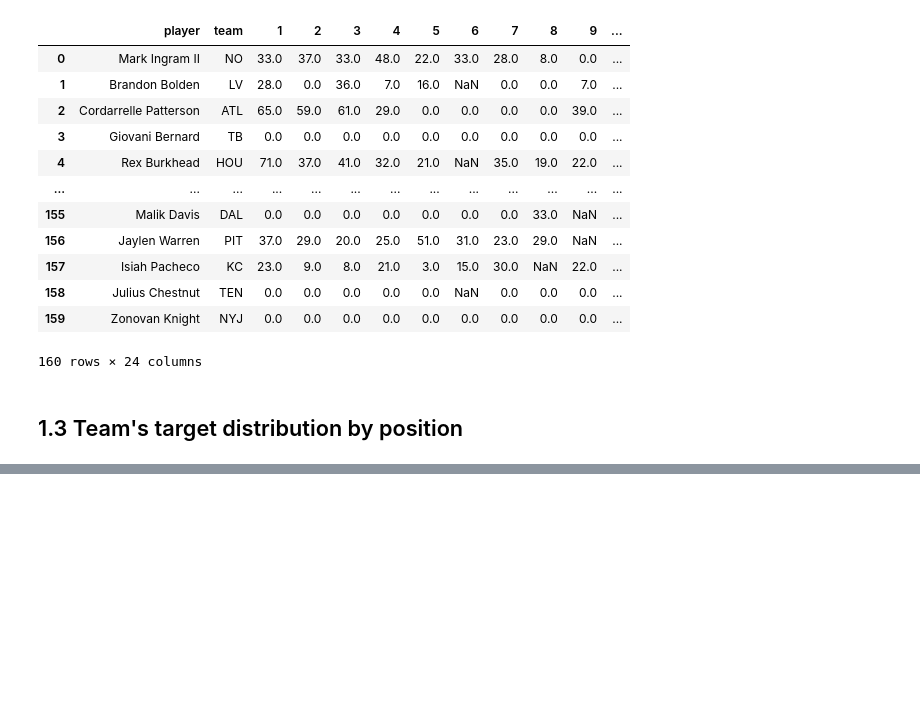
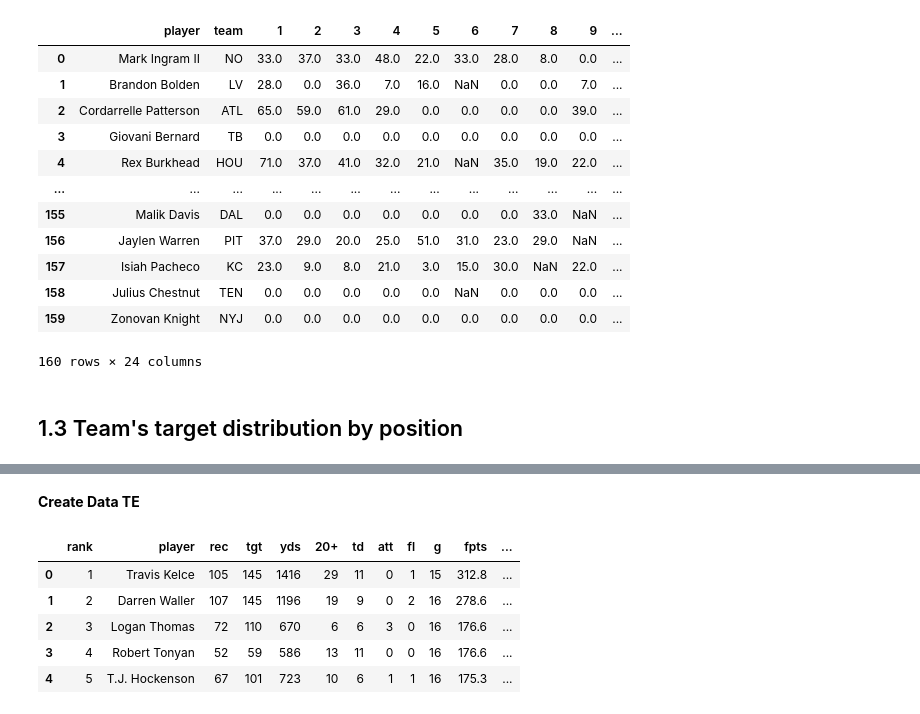
Before and after one commit to kevinmiguel97/Fantasy-Football-, a Jupyter notebook: Notebook.ipynb, the cells around one changed output, grey strips where cells are left out. Cells and saved outputs as stored; diff of their text form; code cells hidden in the pictures; blank space fills up the shorter version.

```diff
--- a/Notebook.ipynb
+++ b/Notebook.ipynb
@@ -269,0 +443,23 @@ df_rb_22
+# %% [markdown]
+**Create Data TE**
+# %%
+# Create 2022 data
+df_te_22 = create_data_te(data_stats_22, data_stats_21, data_stats_20, data_snapcount_22, data_snapcount_21, data_snapcount_20,
+                          df_target_dist_22, df_target_dist_21, df_target_dist_20)
+
+# Create 2021 data
+df_te_21 = create_data_te(data_stats_21, data_stats_20, data_stats_19, data_snapcount_21, data_snapcount_20, data_snapcount_19,
+                          df_target_dist_21, df_target_dist_20, df_target_dist_19)
+
+# Create 2020 data
+df_te_20 = create_data_te(data_stats_20, data_stats_19, data_stats_18, data_snapcount_20, data_snapcount_19, data_snapcount_18,
+                          df_target_dist_20, df_target_dist_19, df_target_dist_18)
+
+df_te_20.head()
+# %% [output]
+|  | rank | player | rec | tgt | yds | 20+ | td | att | fl | g | fpts | ... |
+| 0 | 1 | Travis Kelce | 105 | 145 | 1416 | 29 | 11 | 0 | 1 | 15 | 312.8 | ... |
+| 1 | 2 | Darren Waller | 107 | 145 | 1196 | 19 | 9 | 0 | 2 | 16 | 278.6 | ... |
+| 2 | 3 | Logan Thomas | 72 | 110 | 670 | 6 | 6 | 3 | 0 | 16 | 176.6 | ... |
+| 3 | 4 | Robert Tonyan | 52 | 59 | 586 | 13 | 11 | 0 | 0 | 16 | 176.6 | ... |
+| 4 | 5 | T.J. Hockenson | 67 | 101 | 723 | 10 | 6 | 1 | 1 | 16 | 175.3 | ... |
```
Also changed, not shown: parts of 20 cells of this notebook.
